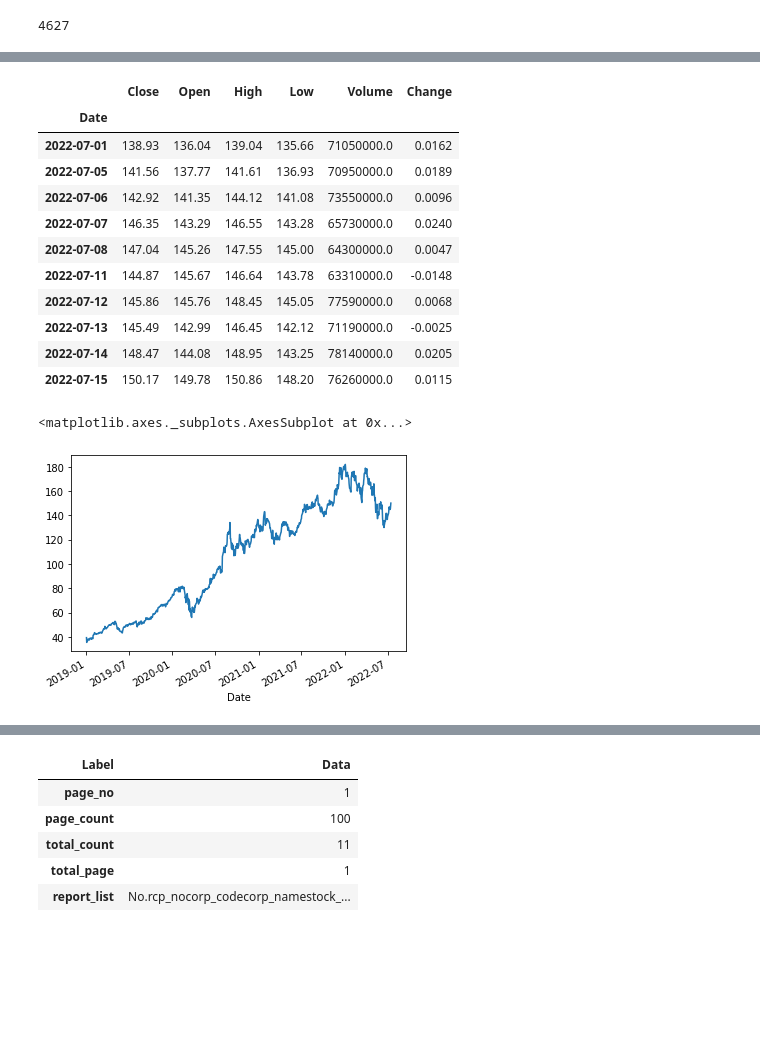
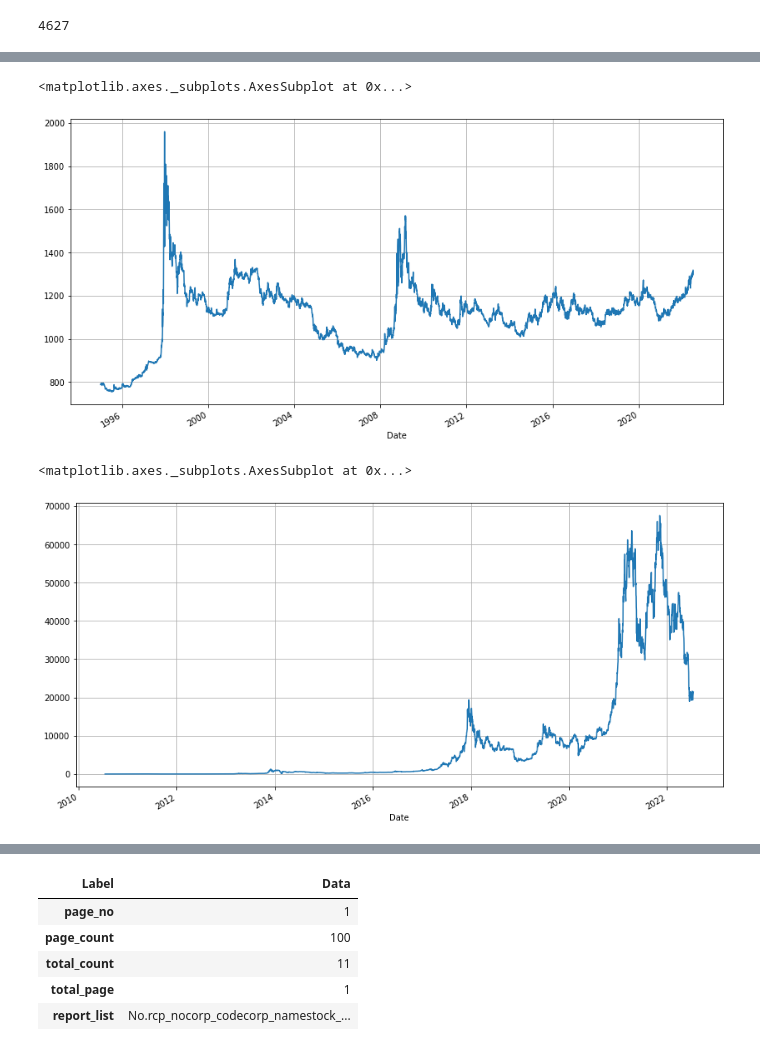
Before and after one commit to sub3h/StockAnalysisInPython, a Jupyter notebook: biasguard.ipynb, the cells around one changed output, grey strips where cells are left out. Drawn from its saved outputs; the diff is of its cells as text; code cells hidden in the pictures; blank space fills up the shorter version.

```diff
--- a/biasguard.ipynb
+++ b/biasguard.ipynb
@@ -174,19 +294,0 @@ df['Close'].plot()
-# %%
-# 테스트(AAPL 가격 데이터)
-
-df = fdr.DataReader('AAPL', '2019') # AAPL, 2019년
-df.head(10)
-df.tail(10)
-# %% [output]
-|  | Close | Open | High | Low | Volume | Change |
-| Date |  |  |  |  |  |  |
-| 2022-07-01 | 138.93 | 136.04 | 139.04 | 135.66 | 71050000.0 | 0.0162 |
-| 2022-07-05 | 141.56 | 137.77 | 141.61 | 136.93 | 70950000.0 | 0.0189 |
-| 2022-07-06 | 142.92 | 141.35 | 144.12 | 141.08 | 73550000.0 | 0.0096 |
-| 2022-07-07 | 146.35 | 143.29 | 146.55 | 143.28 | 65730000.0 | 0.0240 |
-| 2022-07-08 | 147.04 | 145.26 | 147.55 | 145.00 | 64300000.0 | 0.0047 |
-| 2022-07-11 | 144.87 | 145.67 | 146.64 | 143.78 | 63310000.0 | -0.0148 |
-| 2022-07-12 | 145.86 | 145.76 | 148.45 | 145.05 | 77590000.0 | 0.0068 |
-| 2022-07-13 | 145.49 | 142.99 | 146.45 | 142.12 | 71190000.0 | -0.0025 |
-| 2022-07-14 | 148.47 | 144.08 | 148.95 | 143.25 | 78140000.0 | 0.0205 |
-| 2022-07-15 | 150.17 | 149.78 | 150.86 | 148.20 | 76260000.0 | 0.0115 |
@@ -192,0 +308,6 @@ df.tail(10)
+# %%
+df = fdr.DataReader('USD/KRW', '1995')
+df['Close'].plot()
+# %% [output]
+<matplotlib.axes._subplots.AxesSubplot at 0x...>
+[figure, added]
@@ -193,6 +334,6 @@ df.tail(10)
 # %%
-df = fdr.DataReader('AAPL', '2019')
+df = fdr.DataReader('BTC/USD')
 df['Close'].plot()
 # %% [output]
 <matplotlib.axes._subplots.AxesSubplot at 0x...>
-[figure, old version]
+[figure, new version]
```
Also changed, not shown: parts of 41 cells of this notebook.
